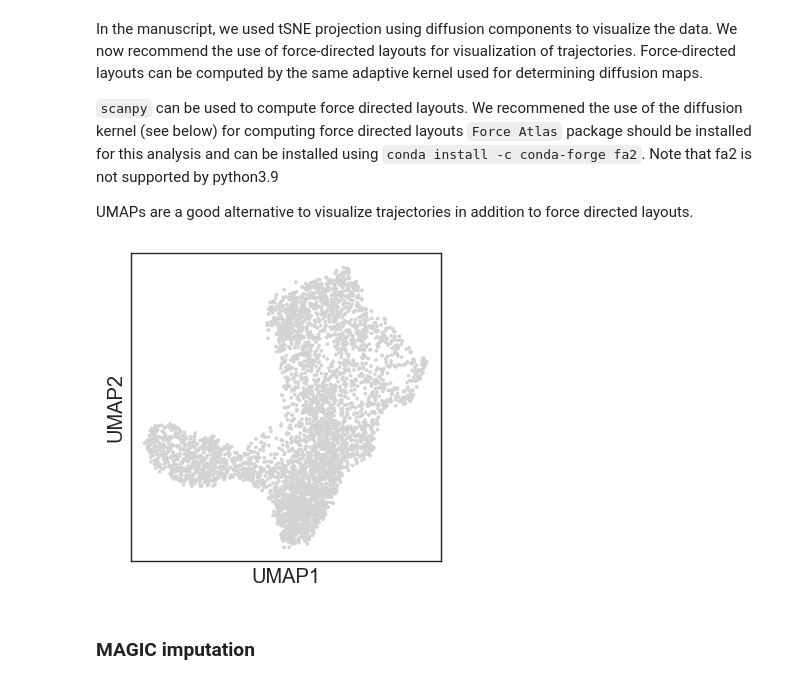
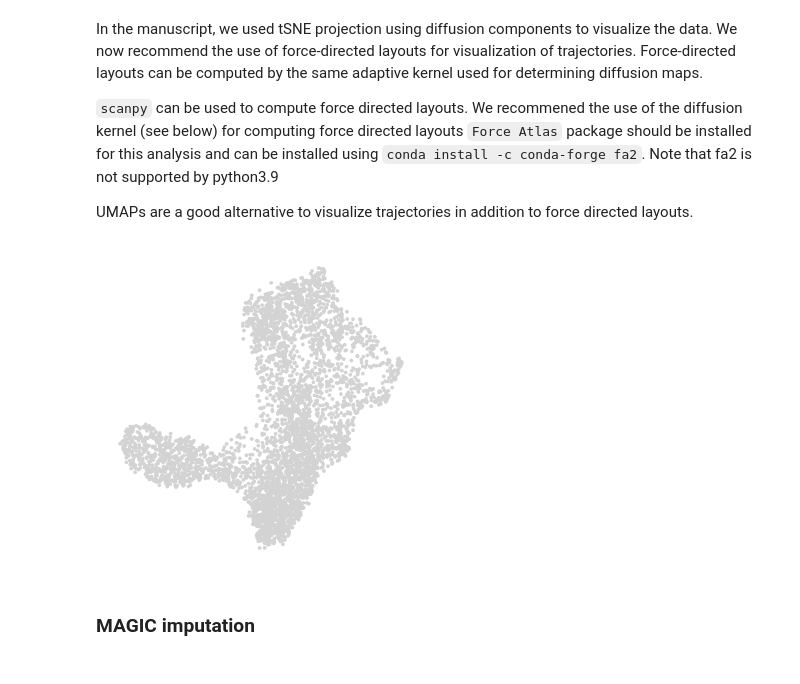
Before and after one commit to dpeerlab/Palantir, a Jupyter notebook: notebooks/Palantir_sample_notebook.ipynb, the cells around one changed output. Cells and saved outputs as stored; diff of their text form; code cells hidden in the pictures.

```diff
--- a/notebooks/Palantir_sample_notebook.ipynb
+++ b/notebooks/Palantir_sample_notebook.ipynb
@@ -131,9 +139,13 @@ sc.pp.neighbors(ad)
 sc.tl.umap(ad)
 # %%
 # Use scanpy functions to visualize umaps or FDL
-sc.pl.embedding(ad, basis="umap")
+sc.pl.embedding(
+    ad,
+    basis="umap",
+    frameon=False,
+)
 # %% [output]
-[figure, old version]
+[figure, new version]
 # %% [markdown]
 ### MAGIC imputation
 # %% [markdown]
```
Also changed, not shown: parts of 18 cells of this notebook.
